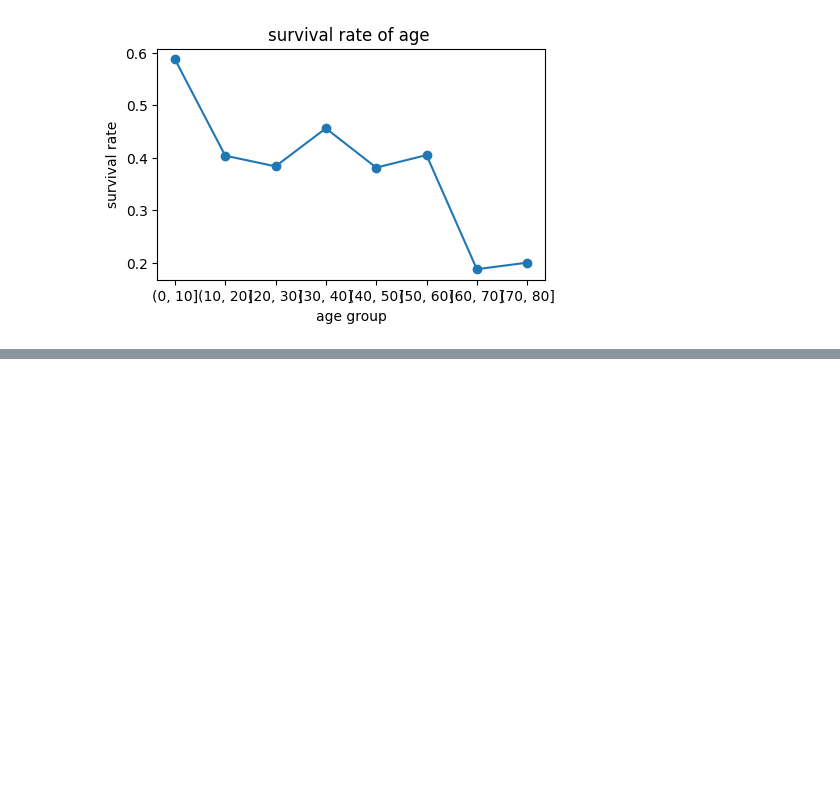
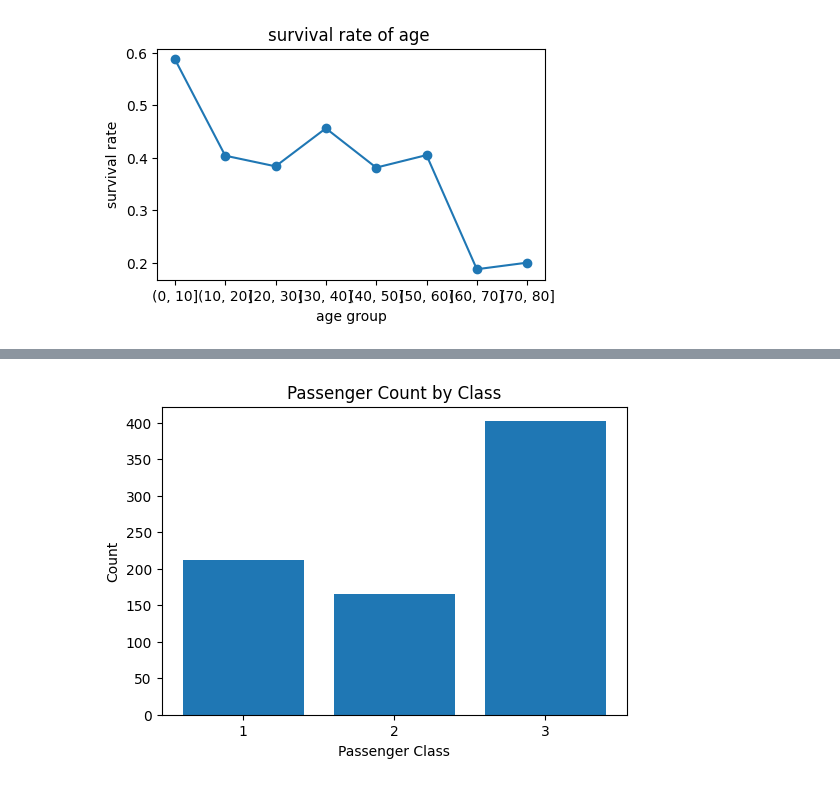
Before and after one commit to MuskanParmar-mp/python_lib, a Jupyter notebook: seabornn.ipynb, the cells around one changed output, grey strips where cells are left out. Cells and saved outputs as stored; diff of their text form; code cells hidden in the pictures; blank space fills up the shorter version.

```diff
--- a/seabornn.ipynb
+++ b/seabornn.ipynb
@@ -259,0 +278,14 @@ plt.show()
+# %%
+
+class_count = df['pclass'].value_counts().sort_index()
+
+plt.figure(figsize=(6, 4))
+plt.bar(class_count.index.astype(str), class_count.values)
+
+plt.title("Passenger Count by Class")
+plt.xlabel("Passenger Class")
+plt.ylabel("Count")
+
+plt.show()
+# %% [output]
+[figure, added]
```
Also changed, not shown: parts of 5 cells of this notebook.
